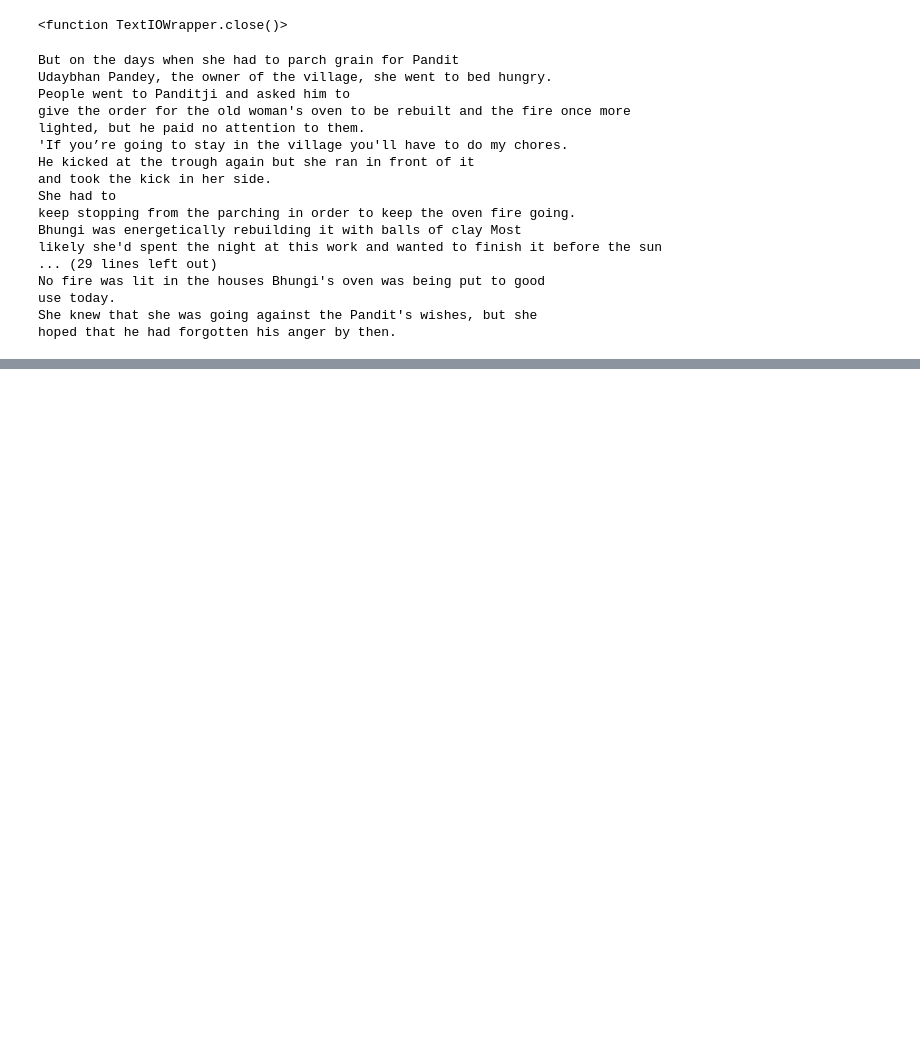
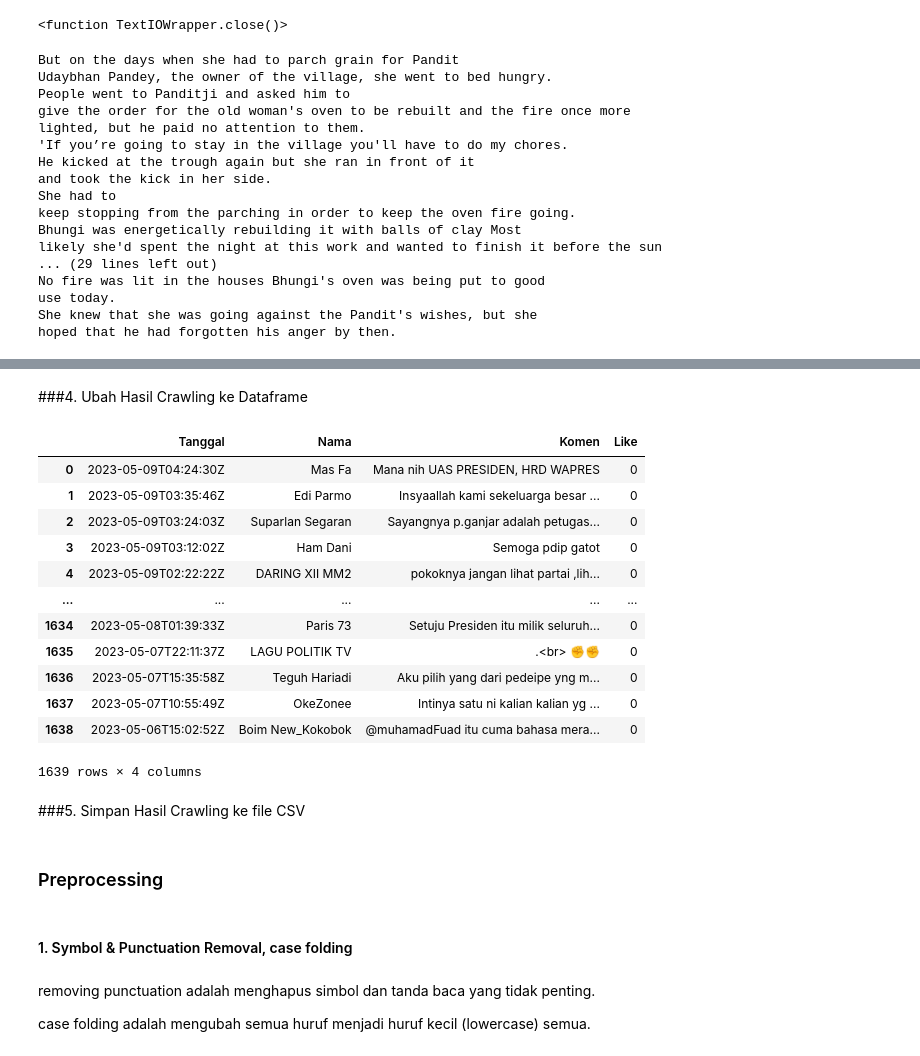
Before and after one commit to Nurul-Faizah/prosaindata, a Jupyter notebook: _sources/notebooks.ipynb, the cells around one changed output, grey strips where cells are left out. Cells and saved outputs as stored; diff of their text form; code cells hidden in the pictures; blank space fills up the shorter version.

```diff
--- a/_sources/notebooks.ipynb
+++ b/_sources/notebooks.ipynb
@@ -1768,0 +1855,12 @@ hoped that he had forgotten his anger by then.
+# %%
+# isikan dengan api key Anda
+api_key = 'AIzaSyDGy3ZfZu4UhoOyySakiB2TEu0Y9X4OmLw'
+
+# Enter video id
+# contoh url video = https://www.youtube.com/watch?v=5tucmKjOGi8
+video_id = "KtntKGlmuZw" #isikan dengan kode / ID video
+
+# Call function
+comments = video_comments(video_id)
+
+comments
@@ -1768,0 +1885,21 @@ hoped that he had forgotten his anger by then.
+# %% [markdown]
+###4. Ubah Hasil Crawling ke Dataframe
+# %%
+df = pd.DataFrame(comments, columns=['Tanggal', 'Nama', 'Komen', 'Like'])
+df
+# %% [output]
+|  | Tanggal | Nama | Komen | Like |
+| 0 | 2023-05-09T04:24:30Z | Mas Fa | Mana nih UAS PRESIDEN, HRD WAPRES | 0 |
+| 1 | 2023-05-09T03:35:46Z | Edi Parmo | Insyaallah kami sekeluarga besar ... | 0 |
+| 2 | 2023-05-09T03:24:03Z | Suparlan Segaran | Sayangnya p.ganjar adalah petugas... | 0 |
+| 3 | 2023-05-09T03:12:02Z | Ham Dani | Semoga pdip gatot | 0 |
+| 4 | 2023-05-09T02:22:22Z | DARING XII MM2 | pokoknya jangan lihat partai ,lih... | 0 |
+| ... | ... | ... | ... | ... |
+| 1634 | 2023-05-08T01:39:33Z | Paris 73 | Setuju Presiden itu milik seluruh... | 0 |
+| 1635 | 2023-05-07T22:11:37Z | LAGU POLITIK TV | .<br> ✊✊ | 0 |
+| 1636 | 2023-05-07T15:35:58Z | Teguh Hariadi | Aku pilih yang dari pedeipe yng m... | 0 |
+| 1637 | 2023-05-07T10:55:49Z | OkeZonee | Intinya satu ni kalian kalian yg ... | 0 |
+| 1638 | 2023-05-06T15:02:52Z | Boim New_Kokobok | @muhamadFuad itu cuma bahasa mera... | 0 |
+1639 rows × 4 columns
+# %% [markdown]
+###5. Simpan Hasil Crawling ke file CSV
@@ -1768,0 +1908,8 @@ hoped that he had forgotten his anger by then.
+# %% [markdown]
+### Preprocessing
+# %% [markdown]
+#### 1. Symbol & Punctuation Removal, case folding
+# %% [markdown]
+removing punctuation adalah menghapus simbol dan tanda baca yang tidak penting.
+
+case folding adalah mengubah semua huruf menjadi huruf kecil (lowercase) semua.
```
Also changed, not shown: parts of 44 cells of this notebook, 10 other files.
